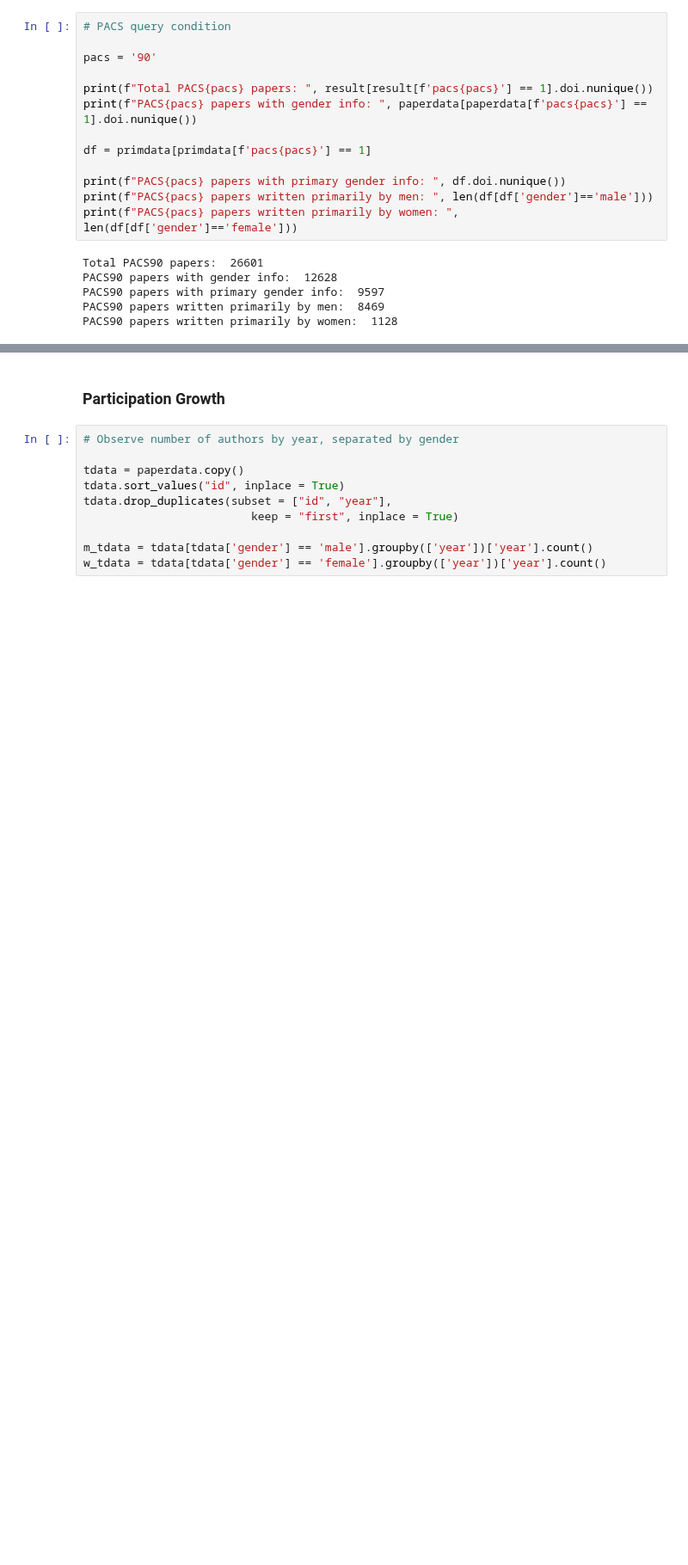
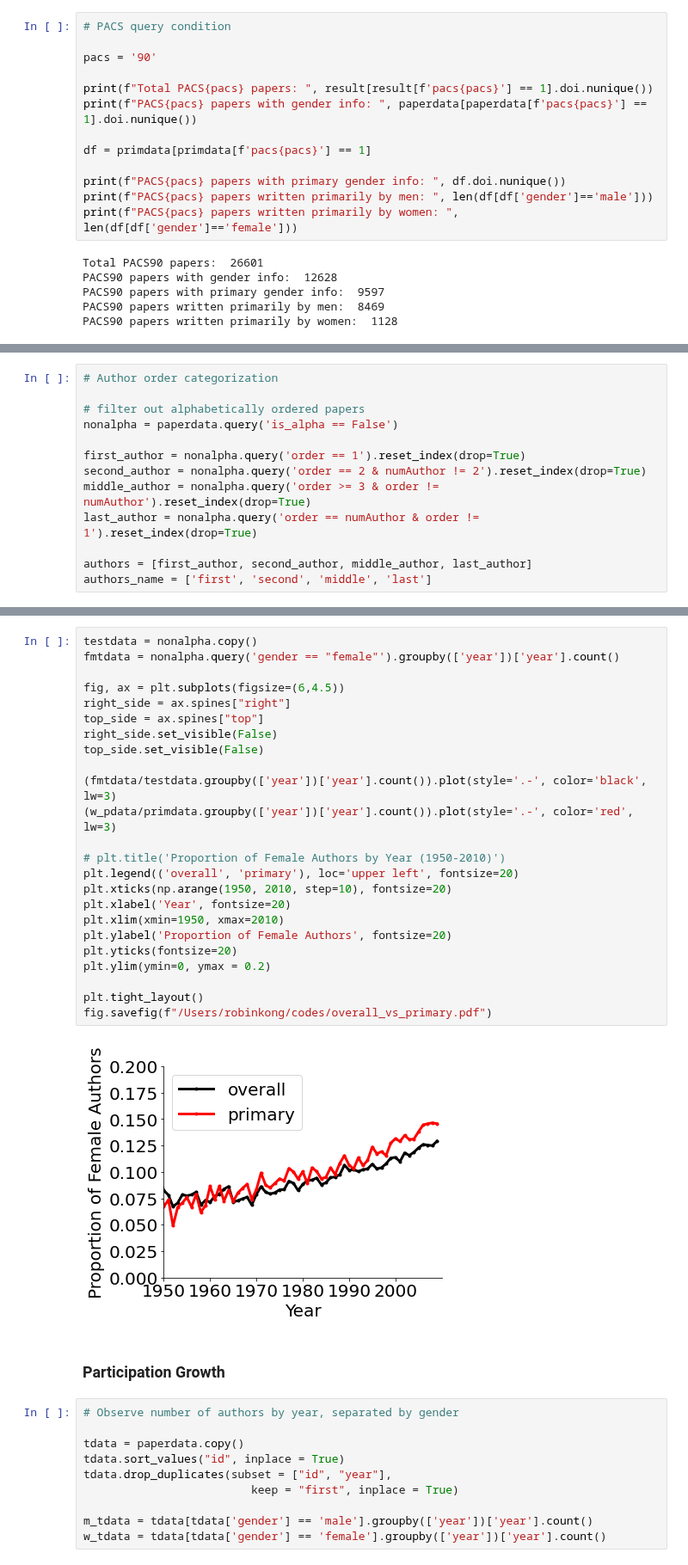
Before and after one commit to therobinkay/firstmover, a Jupyter notebook: main.ipynb, the cells around one changed output, grey strips where cells are left out. Shown at 86% size. Drawn from its saved outputs; the diff is of its cells as text; blank space fills up the shorter version.

```diff
--- a/main.ipynb
+++ b/main.ipynb
@@ -86,0 +118,13 @@ PACS90 papers written primarily by women:  1128
+# %%
+# Author order categorization
+
+# filter out alphabetically ordered papers
+nonalpha = paperdata.query('is_alpha == False')
+
+first_author = nonalpha.query('order == 1').reset_index(drop=True)
+second_author = nonalpha.query('order == 2 & numAuthor != 2').reset_index(drop=True)
+middle_author = nonalpha.query('order >= 3 & order != numAuthor').reset_index(drop=True)
+last_author = nonalpha.query('order == numAuthor & order != 1').reset_index(drop=True)
+
+authors = [first_author, second_author, middle_author, last_author]
+authors_name = ['first', 'second', 'middle', 'last']
@@ -87,3 +217,29 @@ PACS90 papers written primarily by women:  1128
+# %%
+testdata = nonalpha.copy()
+fmtdata = nonalpha.query('gender == "female"').groupby(['year'])['year'].count()
+
+fig, ax = plt.subplots(figsize=(6,4.5))
+right_side = ax.spines["right"]
+top_side = ax.spines["top"]
+right_side.set_visible(False)
+top_side.set_visible(False)
+
+(fmtdata/testdata.groupby(['year'])['year'].count()).plot(style='.-', color='black', lw=3)
+(w_pdata/primdata.groupby(['year'])['year'].count()).plot(style='.-', color='red', lw=3)
+
+# plt.title('Proportion of Female Authors by Year (1950-2010)')
+plt.legend(('overall', 'primary'), loc='upper left', fontsize=20)
+plt.xticks(np.arange(1950, 2010, step=10), fontsize=20)
+plt.xlabel('Year', fontsize=20)
+plt.xlim(xmin=1950, xmax=2010)
+plt.ylabel('Proportion of Female Authors', fontsize=20)
+plt.yticks(fontsize=20)
+plt.ylim(ymin=0, ymax = 0.2)
+
+plt.tight_layout()
+fig.savefig(f"/Users/robinkong/codes/overall_vs_primary.pdf")
+# %% [output]
+[figure, added]
 # %% [markdown]
 ### Participation Growth
 # %%
```
Also changed, not shown: parts of 12 cells of this notebook.
